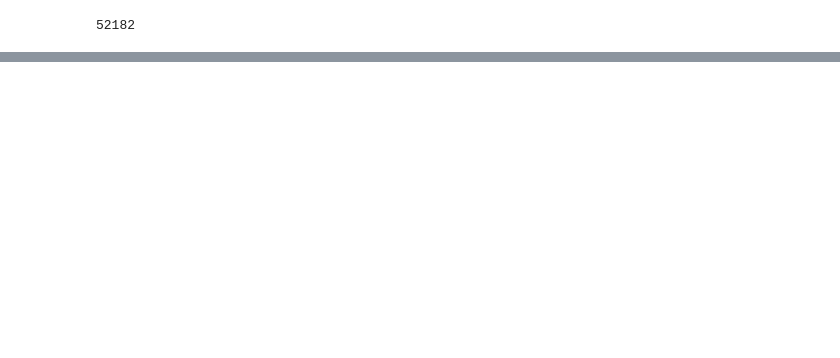
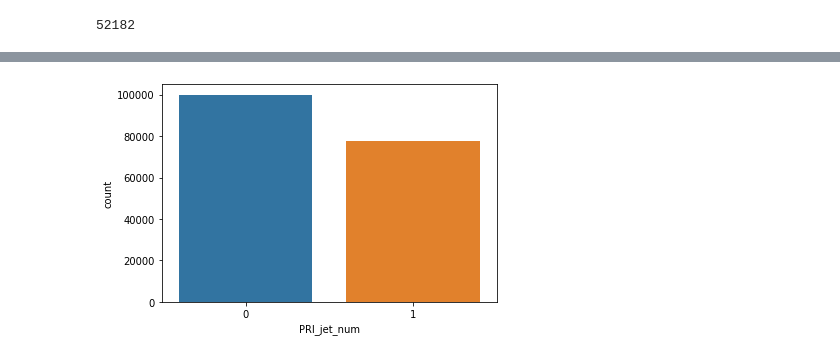
Before and after one commit to hugolepeytre/CS-433-machine-learning, a Jupyter notebook: project1/scripts/categorical_model.ipynb, the cells around one changed output, grey strips where cells are left out. Drawn from its saved outputs; the diff is of its cells as text; code cells hidden in the pictures; blank space fills up the shorter version.

```diff
--- a/project1/scripts/categorical_model.ipynb
+++ b/project1/scripts/categorical_model.ipynb
@@ -104,0 +130,6 @@ def create_by_cat_submission(Y_train, X_train, IDS_train, X_test, IDS_test):
+# %%
+nan_values = df[["DER_deltaeta_jet_jet", "PRI_jet_num"]].copy()
+nan_values = nan_values[nan_values.isna().any(axis=1)]
+sns.countplot(data=nan_values, x="PRI_jet_num");
+# %% [output]
+[figure, added]
```
Also changed, not shown: parts of 20 cells of this notebook, 3 other files.
